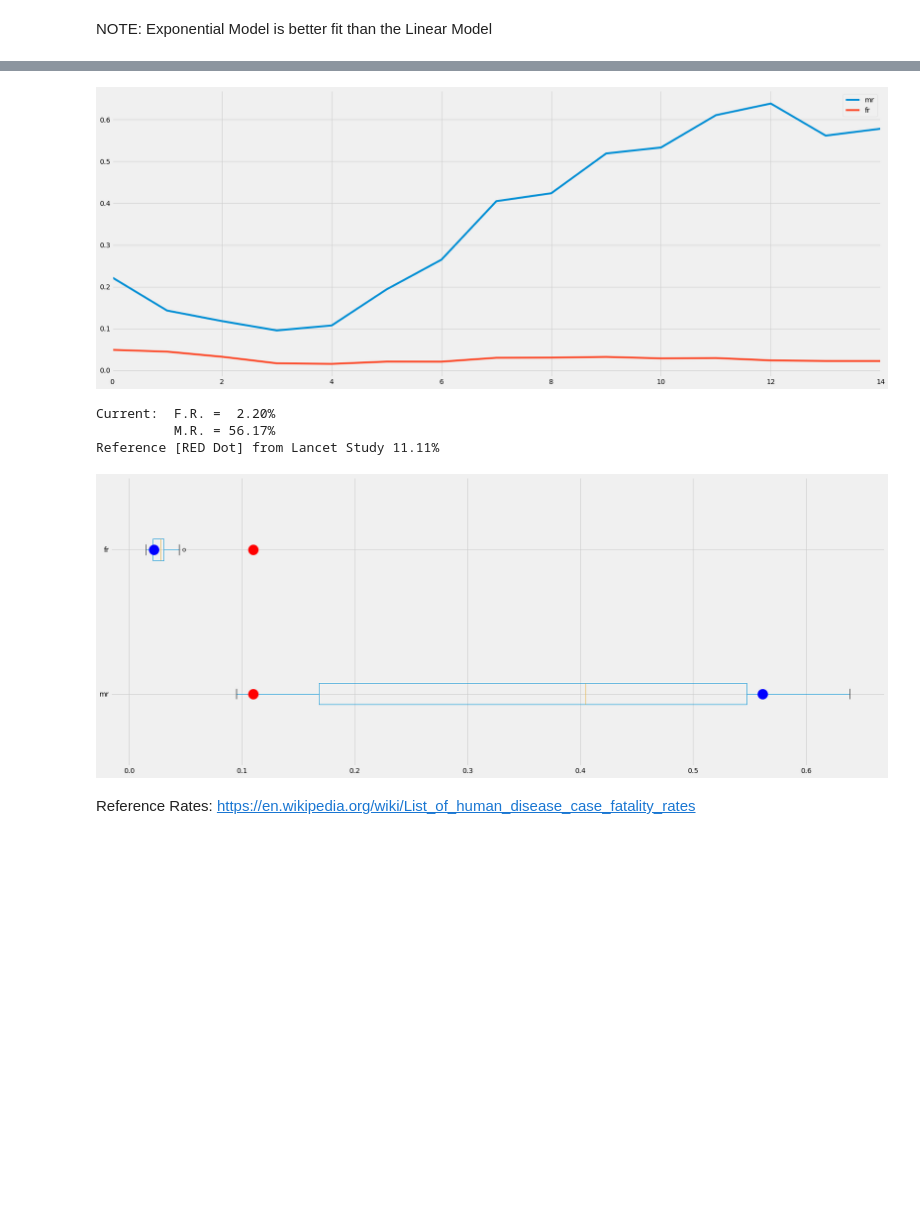
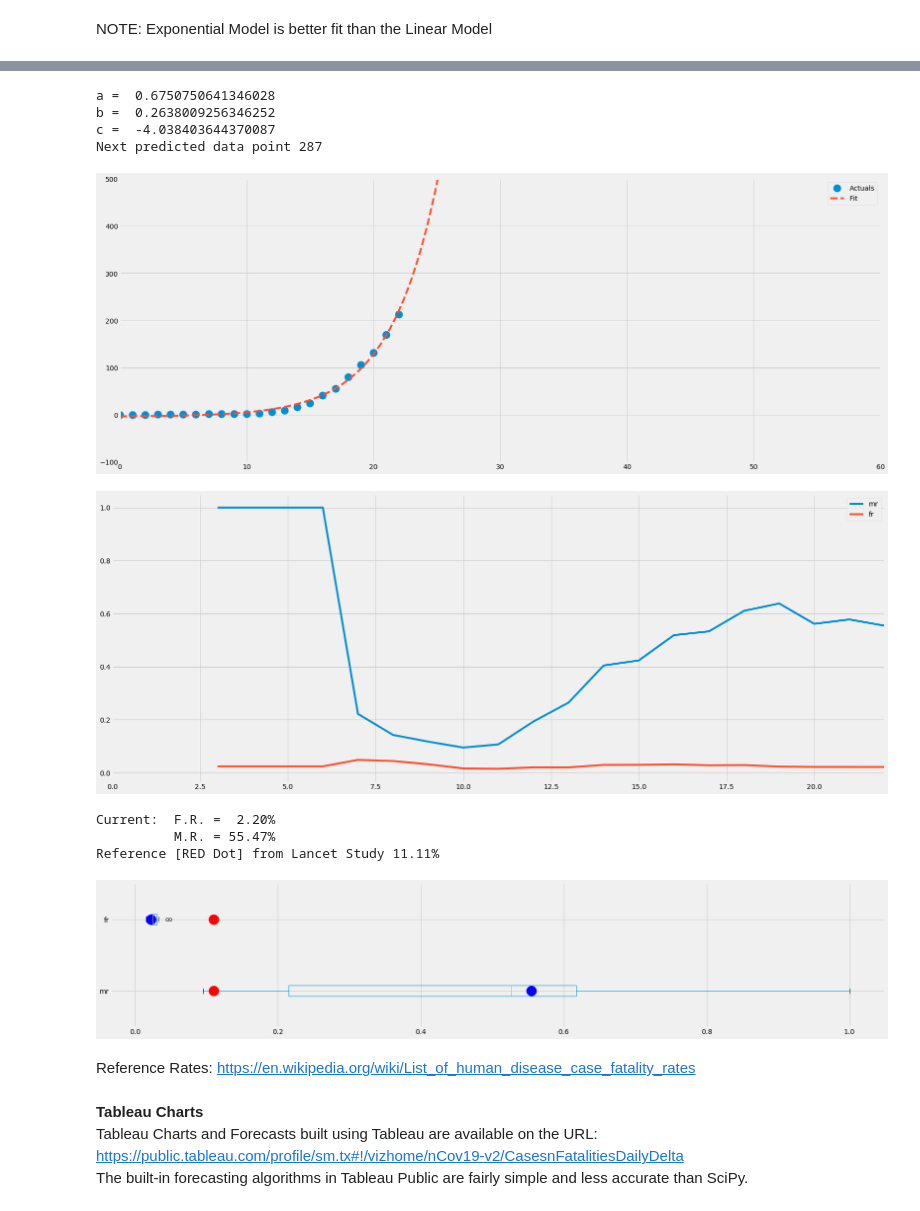
Before and after one commit to smtexas99/ncov19, a Jupyter notebook: ncov2019.ipynb, the cells around one changed output, grey strips where cells are left out. Saved outputs shown, nothing was run; the diff lists cells and outputs as text; code cells hidden in the pictures; blank space fills up the shorter version.

```diff
--- a/ncov2019.ipynb
+++ b/ncov2019.ipynb
@@ -70,0 +54,3 @@ df.plot()
+# %%
+df=df_xls.fillna(0)
+df
@@ -229,3 +286,12 @@ Next predicted data point 229
+# %%
+#Zoom-in
+proj(df_d,n, 500)
+# %% [output]
+a =  0.6750750641346028
+b =  0.2638009256346252
+c =  -4.038403644370087
+Next predicted data point 287
+[figure, added]
 # %%
 # MR % = Fatalities / (Fatalities + Recovered)
 
@@ -242,26 +308,32 @@ plt.legend()
 
 plt.show()
 # %% [output]
-[figure, old version]
+[figure, new version]
 # %%
 #Boxplots
 
-b=df.fr[14]
+b=df.fr[len(df)-1]
 print('Current:  F.R. =  {:.2%}'.format(b))
-a=df.mr[13]
+a=df.mr[len(df)-1]
 print('          M.R. = {:.2%}'.format(a))
 print('Reference [RED Dot] from Lancet Study {:.2%}'.format(11/99))
 
+rcParams['figure.figsize'] = 25,5
 df.boxplot(column=['mr','fr'], vert = False)
 plt.plot(a, [1], marker='o', markersize=20, color="blue")
 plt.plot(b, [2], marker='o', markersize=20, color="blue")
 plt.plot(.11, [1], marker='o', markersize=20, color="Red")
 plt.plot(.11, [2], marker='o', markersize=20, color="Red")
 plt.show()
 # %% [output]
 Current:  F.R. =  2.20%
-          M.R. = 56.17%
+          M.R. = 55.47%
 Reference [RED Dot] from Lancet Study 11.11%
-[figure, old version]
+[figure, new version]
 # %% [markdown]
 Reference Rates: https://en.wikipedia.org/wiki/List_of_human_disease_case_fatality_rates
+# %% [markdown]
+<b>Tableau Charts</b><br>
+Tableau Charts and Forecasts built using Tableau are available on the URL:<br>
+https://public.tableau.com/profile/sm.tx#!/vizhome/nCov19-v2/CasesnFatalitiesDailyDelta <br>
+The built-in forecasting algorithms in Tableau Public are fairly simple and less accurate than SciPy.
```
Also changed, not shown: parts of 19 cells of this notebook.
